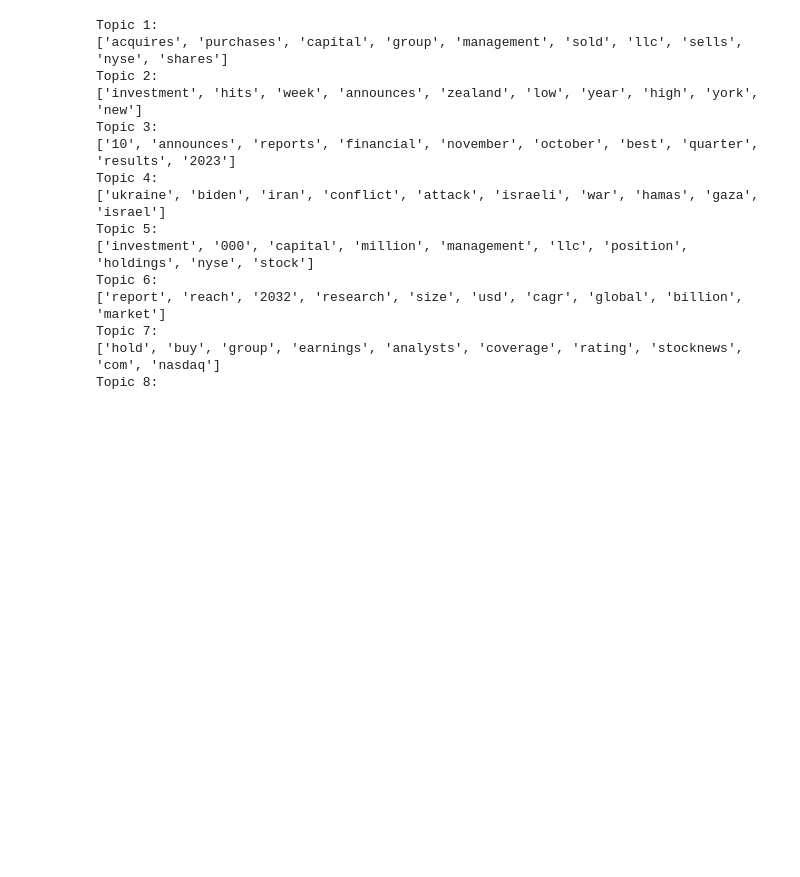
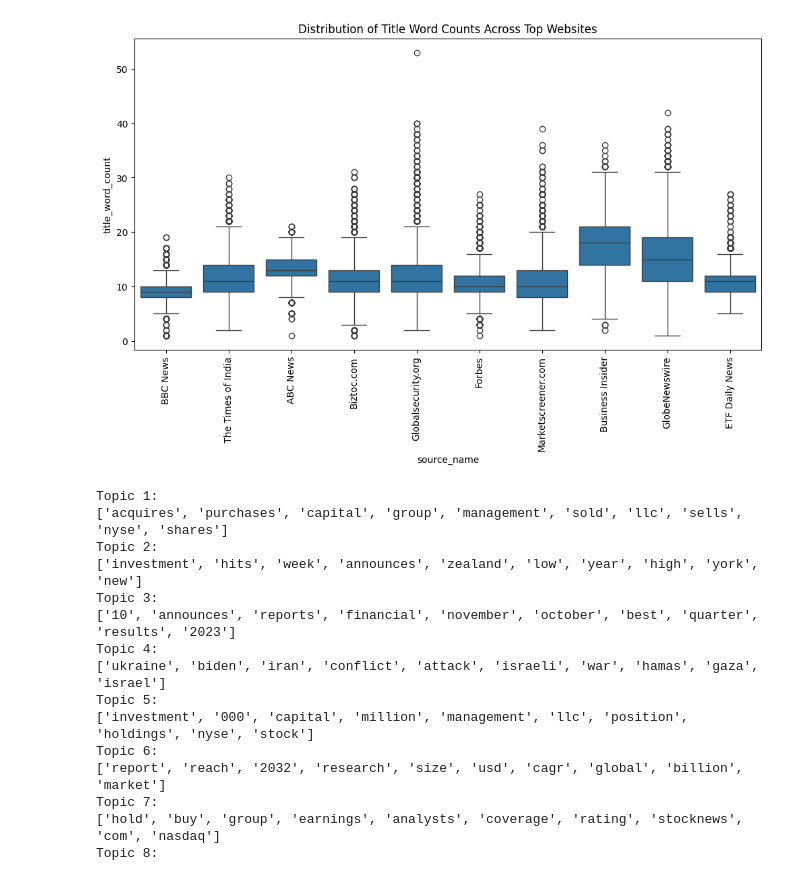
Before and after one commit to abshwabu/10ac_week0, a Jupyter notebook: src/eda_and_stats.ipynb, the cells around one changed output. Drawn from its saved outputs; the diff is of its cells as text; code cells hidden in the pictures; blank space fills up the shorter version.

```diff
--- a/src/eda_and_stats.ipynb
+++ b/src/eda_and_stats.ipynb
@@ -39,3 +114,12 @@ memory usage: 9.6+ MB
+# %%
+# Boxplot for title word count distribution
+plt.figure(figsize=(12, 6))
+sns.boxplot(x='source_name', y='title_word_count', data=filtered_df)
+plt.xticks(rotation=90)
+plt.title('Distribution of Title Word Counts Across Top Websites')
+plt.show()
+# %% [output]
+[figure, added]
 # %%
 from sklearn.feature_extraction.text import TfidfVectorizer
 from sklearn.decomposition import NMF
```
Also changed, not shown: parts of 5 cells of this notebook.
